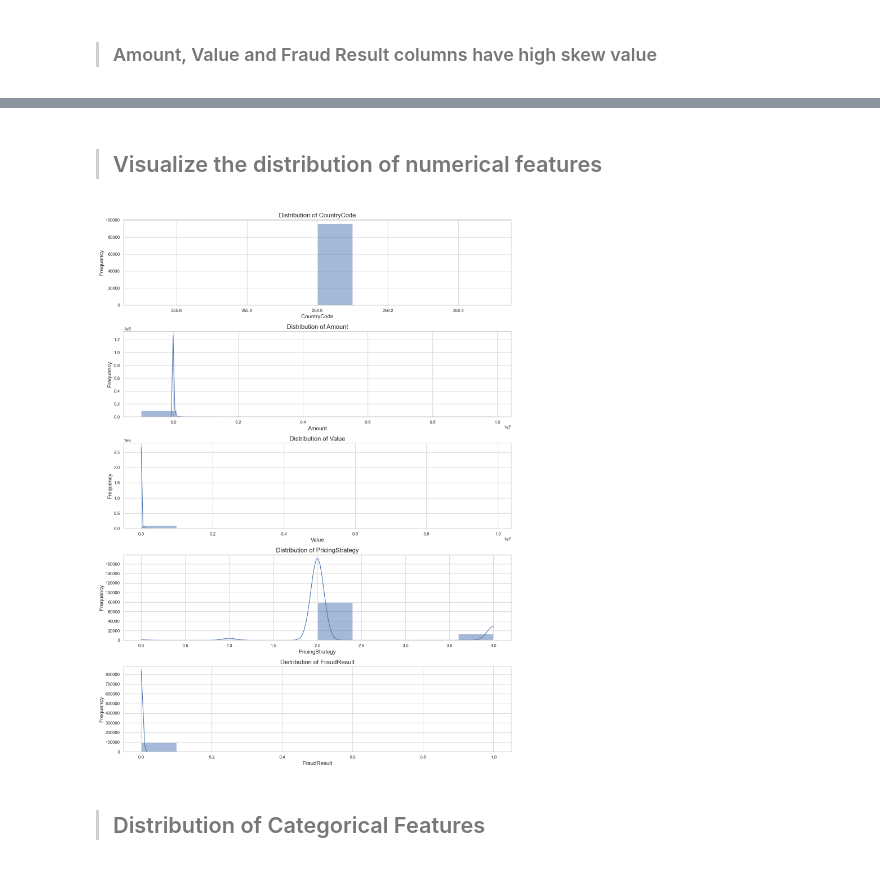
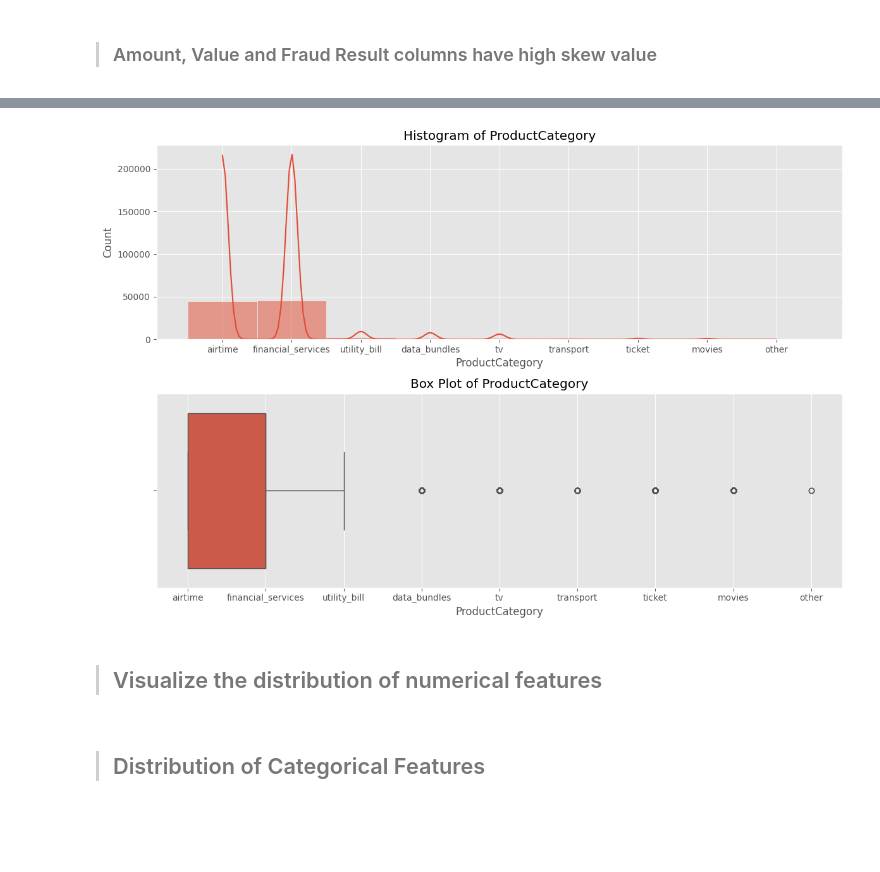
Before and after one commit to hanaDemma/Credit-Scoring_and_Risk-Analysis-week-6, a Jupyter notebook: notebooks/exploratory_analysis.ipynb, the cells around one changed output, grey strips where cells are left out. Drawn from its saved outputs; the diff is of its cells as text; code cells hidden in the pictures; blank space fills up the shorter version.

```diff
--- a/notebooks/exploratory_analysis.ipynb
+++ b/notebooks/exploratory_analysis.ipynb
@@ -176,10 +187,13 @@ Kurtosis: 490.6857618799325
+# %%
+from scripts.visualize import plot_product_category
+plot_product_category(data)
+# %% [output]
+[figure, added]
 # %% [markdown]
 > ## Visualize the distribution of numerical features
 # %%
-from scripts.visualize import visualize_numerical_features
-visualize_numerical_features(data)
+# from scripts.visualize import visualize_numerical_features
+# visualize_numerical_features(data)
-# %% [output]
-[figure, removed]
 # %% [markdown]
 > ## Distribution of Categorical Features
 # %% [markdown]
```
Also changed, not shown: parts of 60 cells of this notebook, 1 other file.
